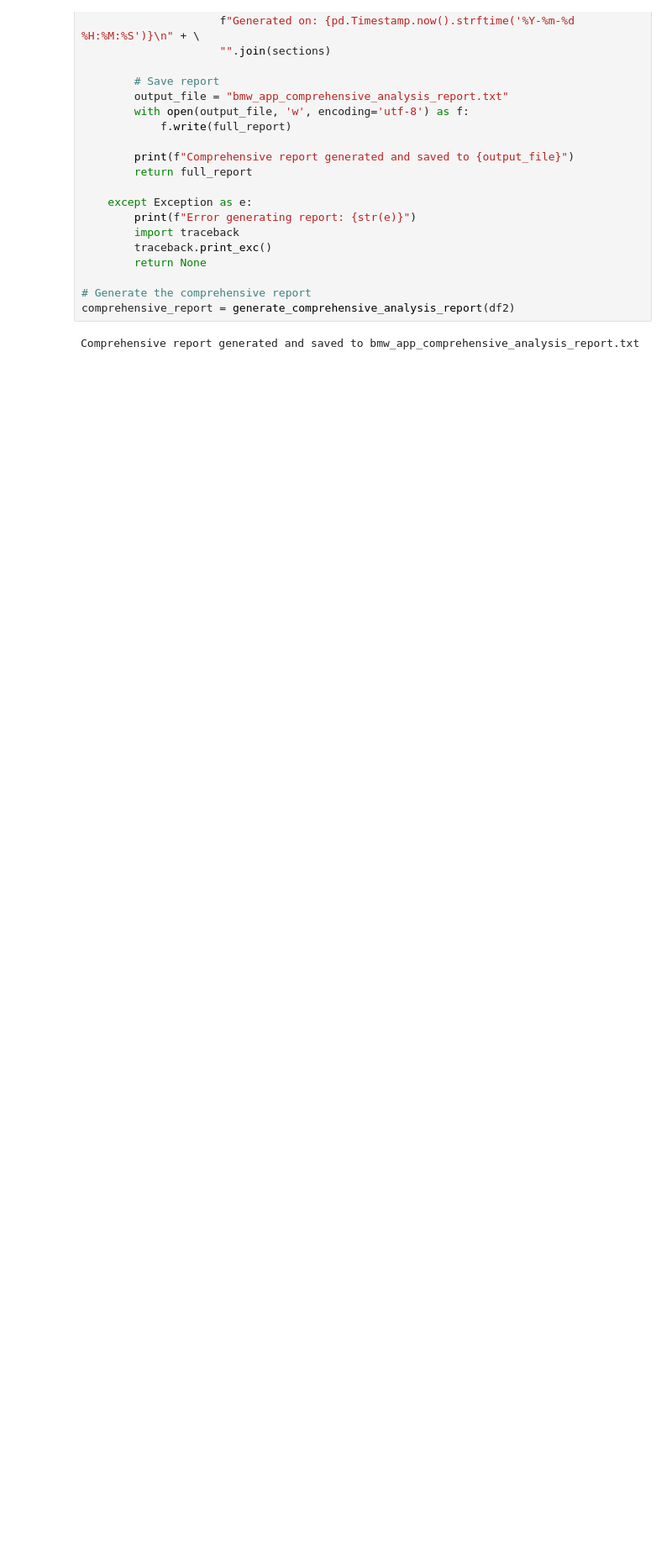
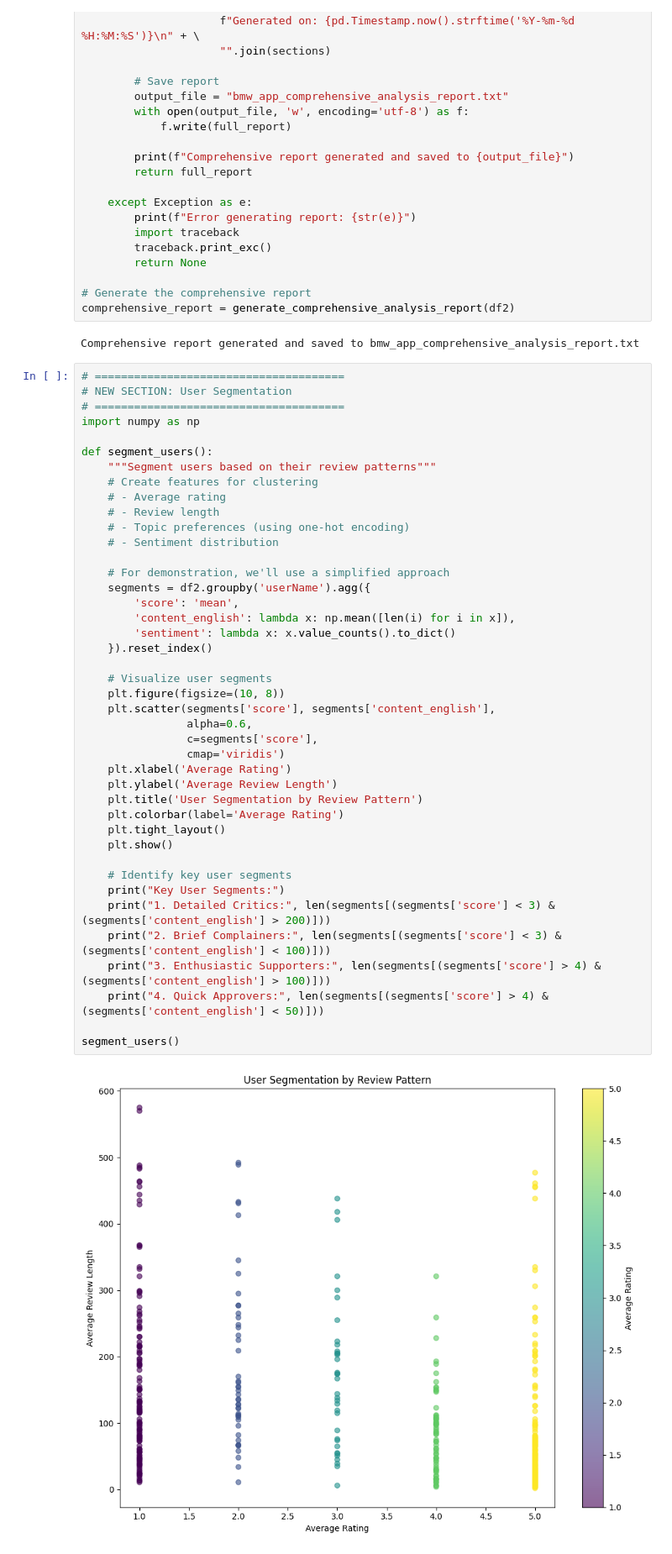
Before and after one commit to NicoCampa/GenAI_Text_Mining_BMW, a Jupyter notebook: MyBMWappSent.ipynb, the cells around one changed output. Shown at 84% size. Saved outputs shown, nothing was run; the diff lists cells and outputs as text; blank space fills up the shorter version.

```diff
--- a/MyBMWappSent.ipynb
+++ b/MyBMWappSent.ipynb
@@ -1342,3 +1343,47 @@ Representative Critical Issues:
 comprehensive_report = generate_comprehensive_analysis_report(df2)
 # %% [output]
 Comprehensive report generated and saved to bmw_app_comprehensive_analysis_report.txt
+# %%
+# ======================================
+# NEW SECTION: User Segmentation
+# ======================================
+import numpy as np
+
+def segment_users():
+    """Segment users based on their review patterns"""
+    # Create features for clustering
+    # - Average rating
+    # - Review length
+    # - Topic preferences (using one-hot encoding)
+    # - Sentiment distribution
+
+    # For demonstration, we'll use a simplified approach
+    segments = df2.groupby('userName').agg({
+        'score': 'mean',
+        'content_english': lambda x: np.mean([len(i) for i in x]),
+        'sentiment': lambda x: x.value_counts().to_dict()
+    }).reset_index()
+
+    # Visualize user segments
+    plt.figure(figsize=(10, 8))
+    plt.scatter(segments['score'], segments['content_english'],
+                alpha=0.6,
+                c=segments['score'],
+                cmap='viridis')
+    plt.xlabel('Average Rating')
+    plt.ylabel('Average Review Length')
+    plt.title('User Segmentation by Review Pattern')
+    plt.colorbar(label='Average Rating')
+    plt.tight_layout()
+    plt.show()
+
+    # Identify key user segments
+    print("Key User Segments:")
+    print("1. Detailed Critics:", len(segments[(segments['score'] < 3) & (segments['content_english'] > 200)]))
+    print("2. Brief Complainers:", len(segments[(segments['score'] < 3) & (segments['content_english'] < 100)]))
+    print("3. Enthusiastic Supporters:", len(segments[(segments['score'] > 4) & (segments['content_english'] > 100)]))
+    print("4. Quick Approvers:", len(segments[(segments['score'] > 4) & (segments['content_english'] < 50)]))
+
+segment_users()
+# %% [output]
+[figure, added]
```
Also changed, not shown: parts of 26 cells of this notebook, 28 other files.
